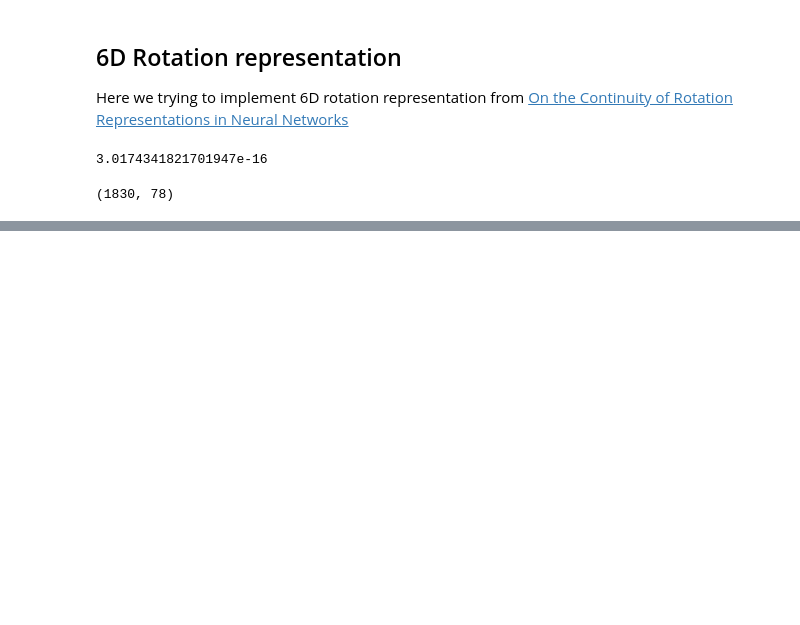
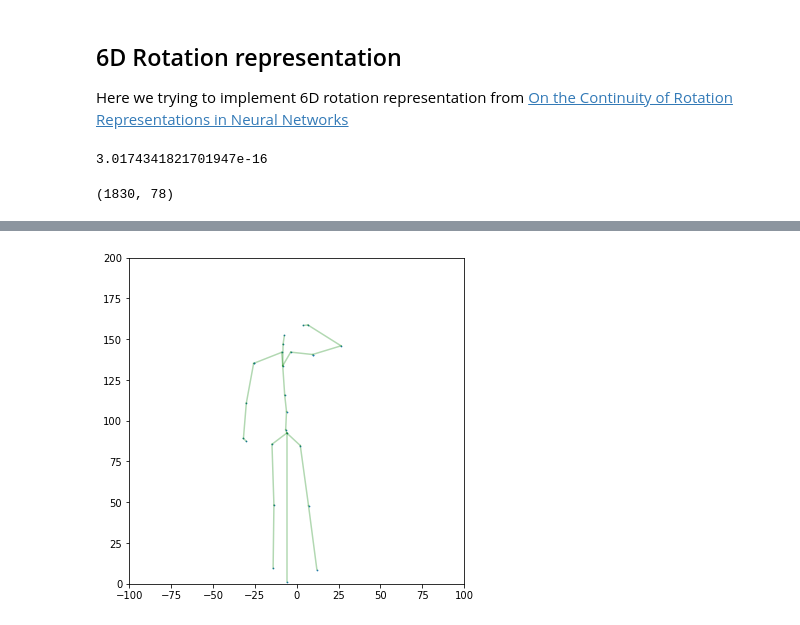
Before and after one commit to FineMotion/GENEA_2023, a Jupyter notebook: PAE.ipynb, the cells around one changed output, grey strips where cells are left out. Saved outputs shown, nothing was run; the diff lists cells and outputs as text; code cells hidden in the pictures; blank space fills up the shorter version.

```diff
--- a/PAE.ipynb
+++ b/PAE.ipynb
@@ -464,0 +487,6 @@ plt.plot(sample[:300, 0])
+# %%
+pose_from_positions = pose_from_numpy(sample_positions[0] + np.sum(sample_velocities[:500], axis=0), filtering_joints)
+fig = skeleton_pose2d(pose_from_positions, edges)
+fig.canvas.draw()
+# %% [output]
+[figure, added]
```
Also changed, not shown: parts of 32 cells of this notebook, 2 other files.
